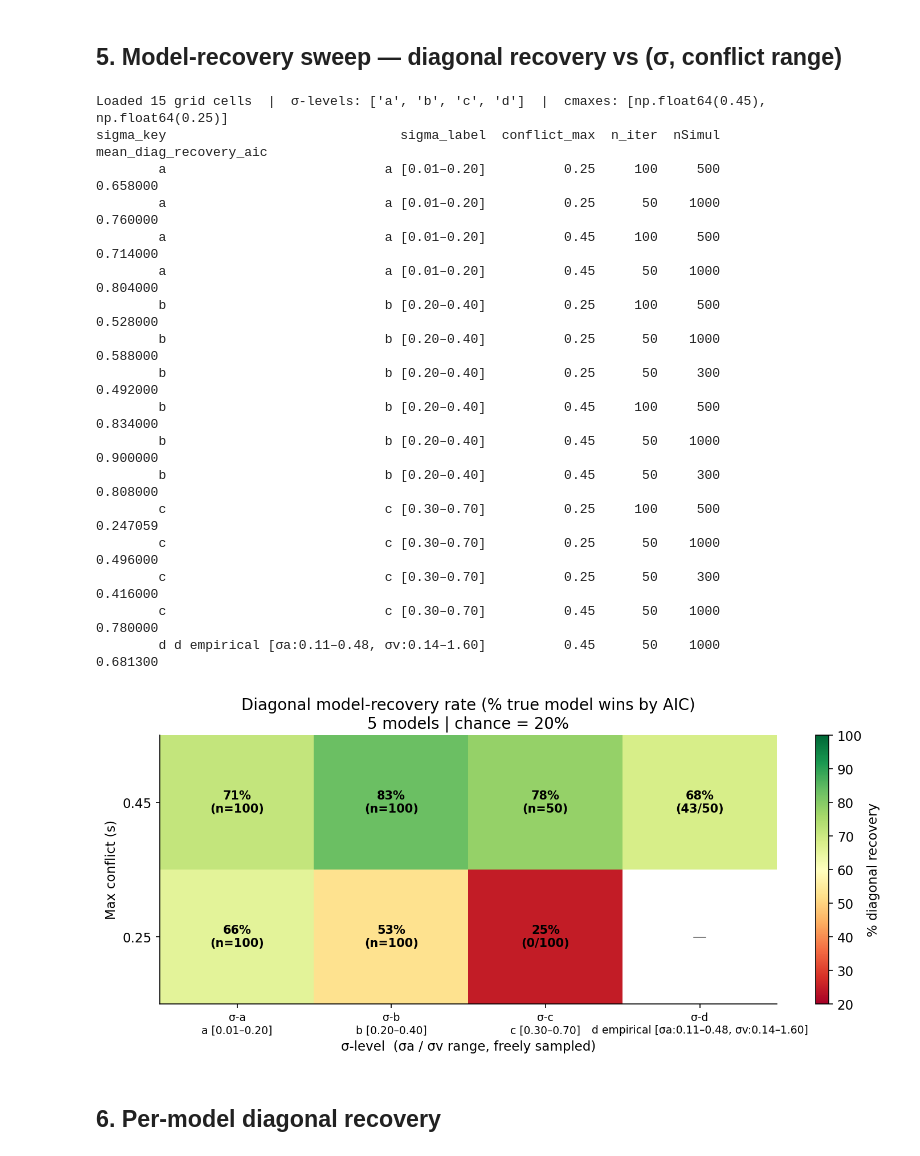
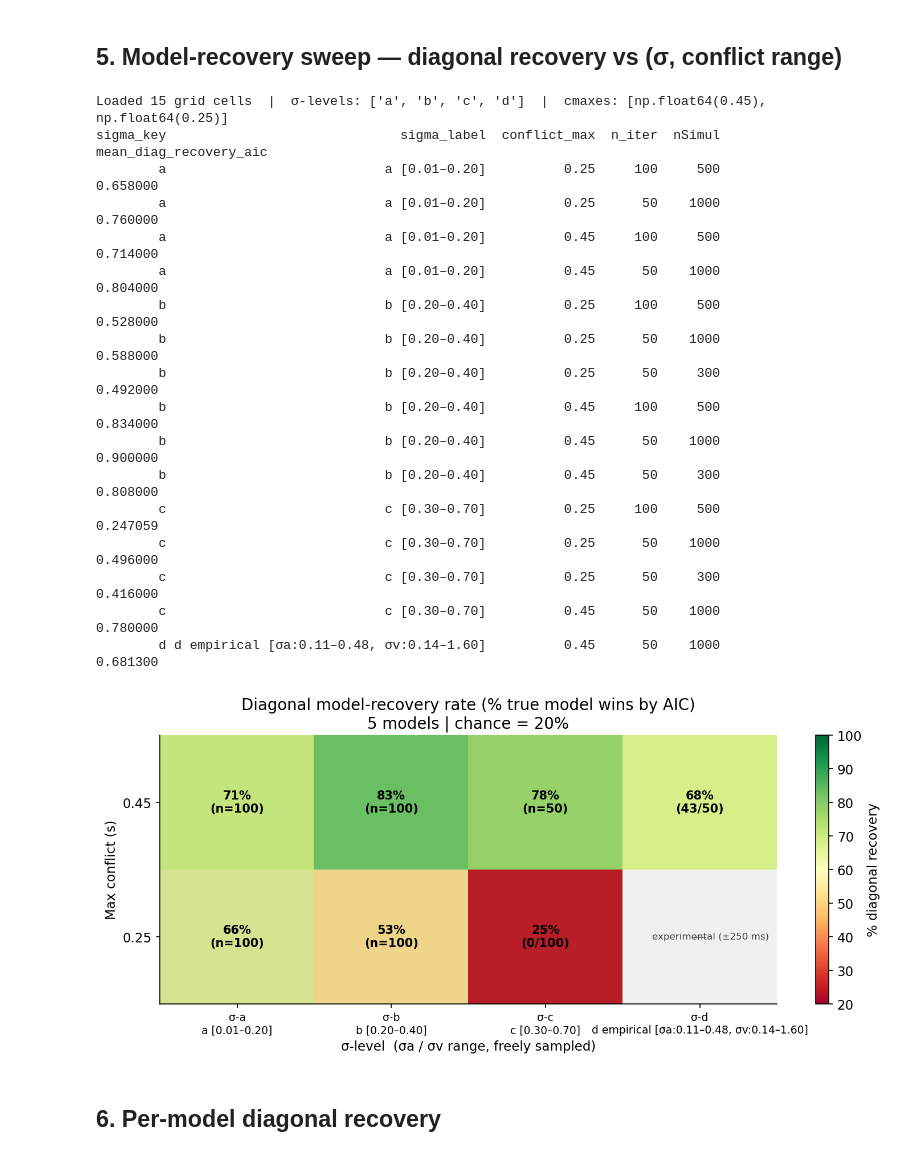
Before and after one commit to omeryildiran/av-dur-estimation, a Jupyter notebook: identifiability_analysis_summary.ipynb, the cells around one changed output. Drawn from its saved outputs; the diff is of its cells as text; code cells hidden in the pictures.

```diff
--- a/identifiability_analysis_summary.ipynb
+++ b/identifiability_analysis_summary.ipynb
@@ -380,6 +387,9 @@ sigma_keys   = [k for k in key_order if k in grid['sigma_key'].values]
 sigma_labels = [grid[grid['sigma_key'] == k]['sigma_label'].iloc[0] for k in sigma_keys]
 cmaxes       = sorted(grid['conflict_max'].unique(), reverse=True)
 
+# Experimental conflict range (±250 ms)
+EXP_CONFLICT_MAX = 0.25
+
 print(f"Loaded {len(grid_cells)} grid cells  |  σ-levels: {sigma_keys}  |  cmaxes: {cmaxes}")
 print(grid[['sigma_key', 'sigma_label', 'conflict_max', 'n_iter', 'nSimul', 'mean_diag_recovery_aic']].to_string(index=False))
 
@@ -394,6 +404,17 @@ for i, cm in enumerate(cmaxes):
 n_models = len(grid['models'].iloc[0]) if len(grid) else len(MODELS)
 fig, ax = plt.subplots(figsize=(max(6, len(sigma_keys) * 2.5), 4.5))
 im = ax.imshow(Z * 100, aspect='auto', cmap='RdYlGn', vmin=20, vmax=100)
+
+# Shade the experimental conflict_max row (±250 ms)
+cmax_arr = np.asarray(cmaxes, dtype=float)
+exp_row = int(np.argmin(np.abs(cmax_arr - EXP_CONFLICT_MAX))) if len(cmax_arr) else None
+if exp_row is not None and np.isfinite(cmax_arr[exp_row]) and np.abs(cmax_arr[exp_row] - EXP_CONFLICT_MAX) < 1e-6:
+    ax.add_patch(plt.Rectangle((-0.5, exp_row - 0.5), len(sigma_keys), 1,
+                               fill=True, facecolor="#434047", alpha=0.08,
+                               edgecolor='none', zorder=1))
+    ax.text(len(sigma_keys) - 0.55, exp_row, 'experimental (±250 ms)',
+            ha='right', va='center', fontsize=8, color="#434047", zorder=5)
+
 ax.set_xticks(range(len(sigma_keys)))
 ax.set_xticklabels(
     [f'σ-{k}\n{sigma_labels[j]}' for j, k in enumerate(sigma_keys)],
@@ -414,34 +435,34 @@ for i in range(len(cmaxes)):
             n_done    = min(done_dict.values()) if done_dict else n_target
             tag       = f'{n_done}/{n_target}' if n_done < n_target else f'n={n_target}'
             ax.text(j, i, f'{Z[i, j]*100:.0f}%\n({tag})',
                     ha='center', va='center', fontsize=10, fontweight='bold', color='black')
         else:
             ax.text(j, i, '—', ha='center', va='center', fontsize=12, color='gray')
 fig.colorbar(im, ax=ax, label='% diagonal recovery')
 plt.tight_layout()
 os.makedirs('identifiability_figures', exist_ok=True)
 plt.savefig('identifiability_figures/fig_diagonal_recovery_heatmap.pdf', bbox_inches='tight')
 plt.savefig('identifiability_figures/fig_diagonal_recovery_heatmap.png', bbox_inches='tight', dpi=200)
 plt.show()
 # %% [output]
 Loaded 15 grid cells  |  σ-levels: ['a', 'b', 'c', 'd']  |  cmaxes: [np.float64(0.45), np.float64(0.25)]
 sigma_key                              sigma_label  conflict_max  n_iter  nSimul  mean_diag_recovery_aic
         a                            a [0.01–0.20]          0.25     100     500                0.658000
         a                            a [0.01–0.20]          0.25      50    1000                0.760000
         a                            a [0.01–0.20]          0.45     100     500                0.714000
         a                            a [0.01–0.20]          0.45      50    1000                0.804000
         b                            b [0.20–0.40]          0.25     100     500                0.528000
         b                            b [0.20–0.40]          0.25      50    1000                0.588000
         b                            b [0.20–0.40]          0.25      50     300                0.492000
         b                            b [0.20–0.40]          0.45     100     500                0.834000
         b                            b [0.20–0.40]          0.45      50    1000                0.900000
         b                            b [0.20–0.40]          0.45      50     300                0.808000
         c                            c [0.30–0.70]          0.25     100     500                0.247059
         c                            c [0.30–0.70]          0.25      50    1000                0.496000
         c                            c [0.30–0.70]          0.25      50     300                0.416000
         c                            c [0.30–0.70]          0.45      50    1000                0.780000
         d d empirical [σa:0.11–0.48, σv:0.14–1.60]          0.45      50    1000                0.681300
-[figure, old version]
+[figure, new version]
 # %% [markdown]
 ## 6. Per-model diagonal recovery
 # %%
```
Also changed, not shown: parts of 3 cells of this notebook, 39 other files.
